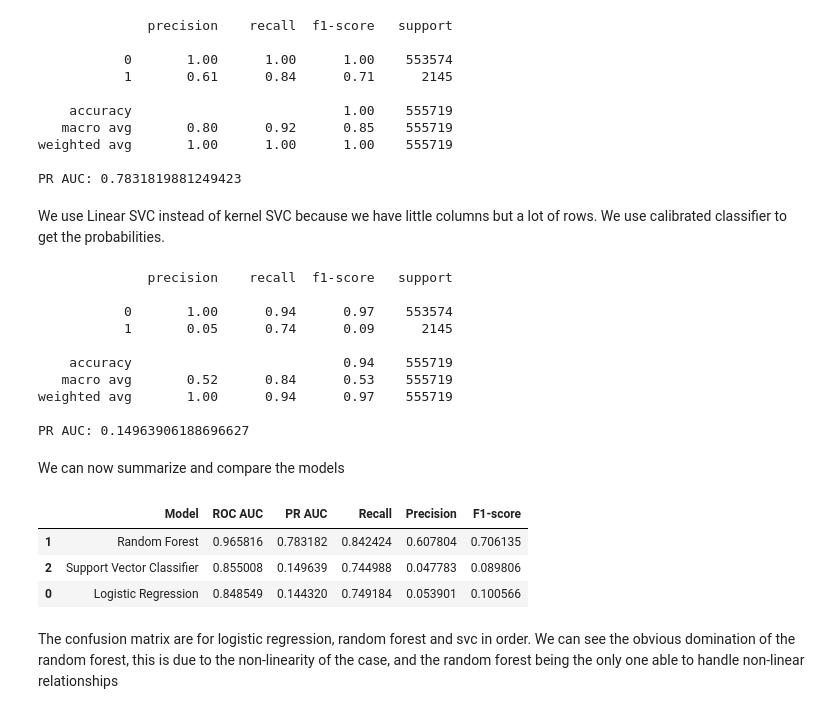
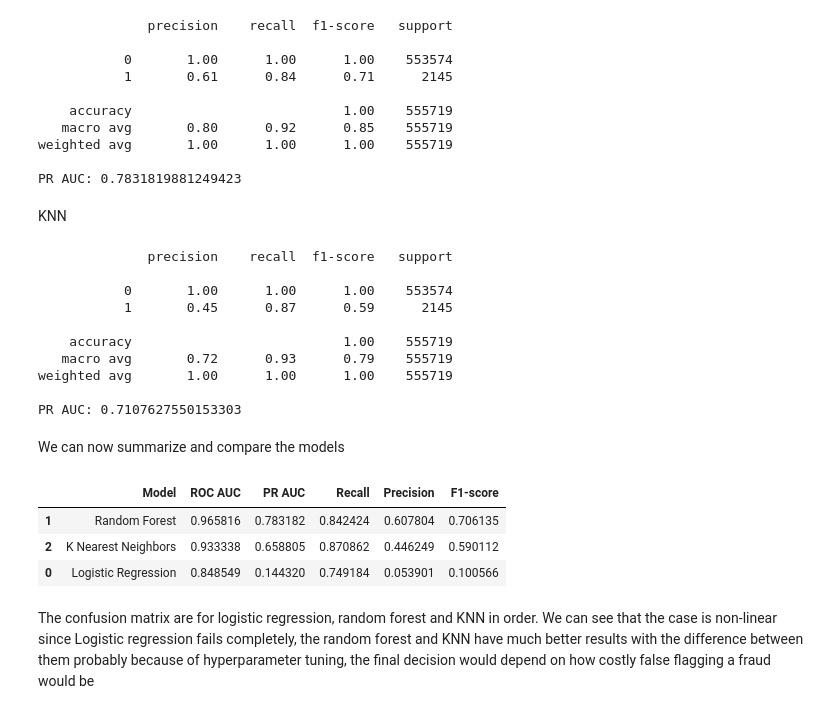
Before and after one commit to Teafox56a/Credit-Card-Fraudulent-Transactions-ML, a Jupyter notebook: CreditCardFraudML.ipynb, the cells around one changed output. Drawn from its saved outputs; the diff is of its cells as text; code cells hidden in the pictures.

```diff
--- a/CreditCardFraudML.ipynb
+++ b/CreditCardFraudML.ipynb
@@ -147,27 +146,25 @@ weighted avg       1.00      1.00      1.00    555719
 
 PR AUC: 0.7831819881249423
 # %% [markdown]
-We use Linear SVC instead of kernel SVC because we have little columns but a lot of rows.
-We use calibrated classifier to get the probabilities.
+KNN
 # %%
-base_svc = LinearSVC(class_weight='balanced',max_iter=500)
-svc_calibrated = CalibratedClassifierCV(estimator=base_svc,method='sigmoid',cv=3)
-svc_calibrated.fit(X_train_res, y_train_res)
-y_pred_svc = svc_calibrated.predict(X_test_scaled)
-y_prob_svc = svc_calibrated.predict_proba(X_test_scaled)[:, 1]
-print(classification_report(y_test, y_pred_svc))
-print("PR AUC:", pr_auc_score(y_test, y_prob_svc))
+knn = KNeighborsClassifier(n_neighbors=5,weights='distance',n_jobs=-1)
+knn.fit(X_train_res, y_train_res)
+y_pred_knn = knn.predict(X_test_scaled)
+y_prob_knn = knn.predict_proba(X_test_scaled)[:, 1]
+print(classification_report(y_test, y_pred_knn))
+print("PR AUC:", pr_auc_score(y_test, y_prob_knn))
 # %% [output]
               precision    recall  f1-score   support
 
-           0       1.00      0.94      0.97    553574
-           1       0.05      0.74      0.09      2145
+           0       1.00      1.00      1.00    553574
+           1       0.45      0.87      0.59      2145
 
-    accuracy                           0.94    555719
-   macro avg       0.52      0.84      0.53    555719
-weighted avg       1.00      0.94      0.97    555719
+    accuracy                           1.00    555719
+   macro avg       0.72      0.93      0.79    555719
+weighted avg       1.00      1.00      1.00    555719
 
-PR AUC: 0.14963906188696627
+PR AUC: 0.7107627550153303
 # %% [markdown]
 We can now summarize and compare the models
 # %%
@@ -175,41 +172,41 @@ summary = pd.DataFrame({
     "Model": [
         "Logistic Regression",
         "Random Forest",
-        "Support Vector Classifier"
+        "K Nearest Neighbors"
     ],
     "ROC AUC": [
         roc_auc_score(y_test, y_prob_lr),
         roc_auc_score(y_test, y_prob_rf),
-        roc_auc_score(y_test, y_prob_svc)
+        roc_auc_score(y_test, y_pred_knn)
     ],
     "PR AUC": [
         pr_auc_score(y_test, y_prob_lr),
         pr_auc_score(y_test, y_prob_rf),
-        pr_auc_score(y_test, y_prob_svc)
+        pr_auc_score(y_test, y_pred_knn)
     ],
     "Recall": [
         recall_score(y_test, y_pred_lr),
         recall_score(y_test, y_pred_rf),
-        recall_score(y_test, y_pred_svc)
+        recall_score(y_test, y_pred_knn)
     ],
     "Precision": [
         precision_score(y_test, y_pred_lr),
         precision_score(y_test, y_pred_rf),
-        precision_score(y_test, y_pred_svc)
+        precision_score(y_test, y_pred_knn)
     ],
     "F1-score": [
         f1_score(y_test, y_pred_lr),
         f1_score(y_test, y_pred_rf),
-        f1_score(y_test, y_pred_svc)
+        f1_score(y_test, y_pred_knn)
     ]
 })
 
 summary.sort_values(by="PR AUC", ascending=False)
 # %% [output]
 |  | Model | ROC AUC | PR AUC | Recall | Precision | F1-score |
 | 1 | Random Forest | 0.965816 | 0.783182 | 0.842424 | 0.607804 | 0.706135 |
-| 2 | Support Vector Classifier | 0.855008 | 0.149639 | 0.744988 | 0.047783 | 0.089806 |
+| 2 | K Nearest Neighbors | 0.933338 | 0.658805 | 0.870862 | 0.446249 | 0.590112 |
 | 0 | Logistic Regression | 0.848549 | 0.144320 | 0.749184 | 0.053901 | 0.100566 |
 # %% [markdown]
-The confusion matrix are for logistic regression, random forest and svc in order. We can see the obvious domination of the random forest, this is due to the non-linearity of the case, and the random forest being the only one able to handle non-linear relationships
+The confusion matrix are for logistic regression, random forest and KNN in order. We can see that the case is non-linear since Logistic regression fails completely, the random forest and KNN have much better results with the difference between them probably because of hyperparameter tuning, the final decision would depend on how costly false flagging a fraud would be
 # %%
```
Also changed, not shown: parts of 2 cells of this notebook.
